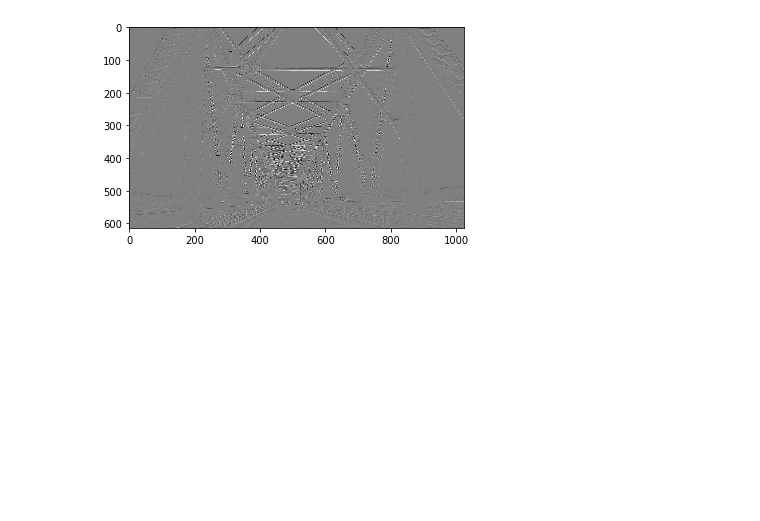
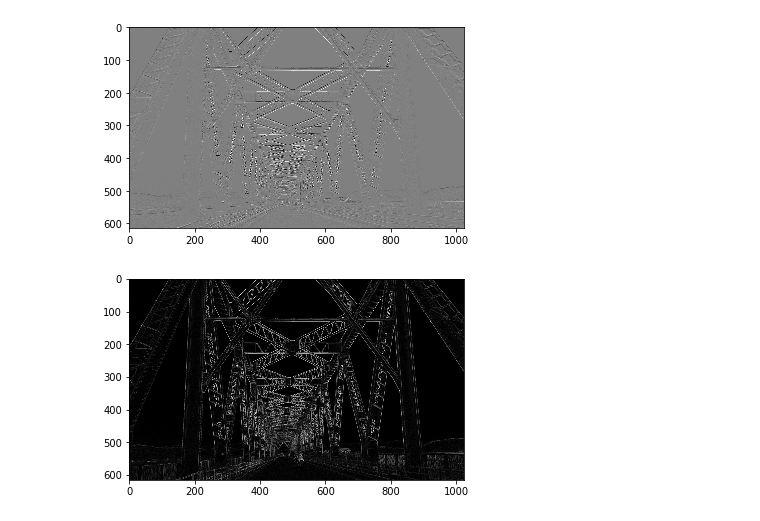
Before and after one commit to Vishu26/Computer-Vision, a Jupyter notebook: edgeDetection.ipynb, the cells around one changed output. Saved outputs shown, nothing was run; the diff lists cells and outputs as text; code cells hidden in the pictures; blank space fills up the shorter version.

```diff
--- a/edgeDetection.ipynb
+++ b/edgeDetection.ipynb
@@ -48,3 +48,13 @@ plt.imshow(horEdge, interpolation='nearest', cmap=plt.get_cmap('gray'))
 plt.show()
 # %% [output]
 [figure]
+# %%
+# Complete Edge Detection
+
+vertEdge = np.c_[vertEdge, np.zeros((615, 1))]
+horEdge = np.r_[horEdge, np.zeros((1, 1024))]
+edge = np.sqrt(np.square(horEdge)+np.square(vertEdge))
+plt.imshow(edge, interpolation='nearest', cmap=plt.get_cmap('gray'))
+plt.show()
+# %% [output]
+[figure, added]
```
Also changed, not shown: parts of 2 cells of this notebook.
